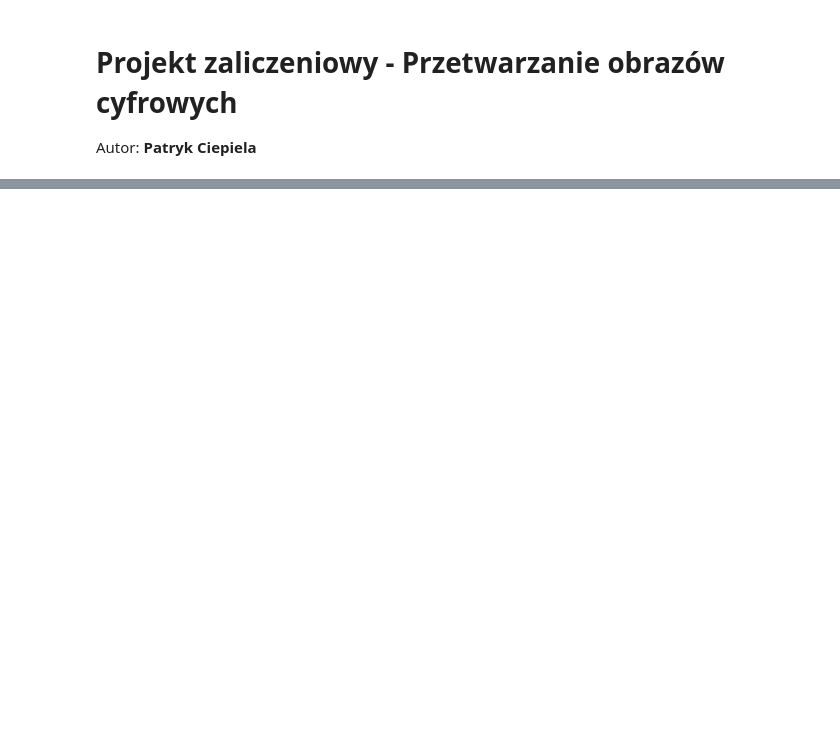
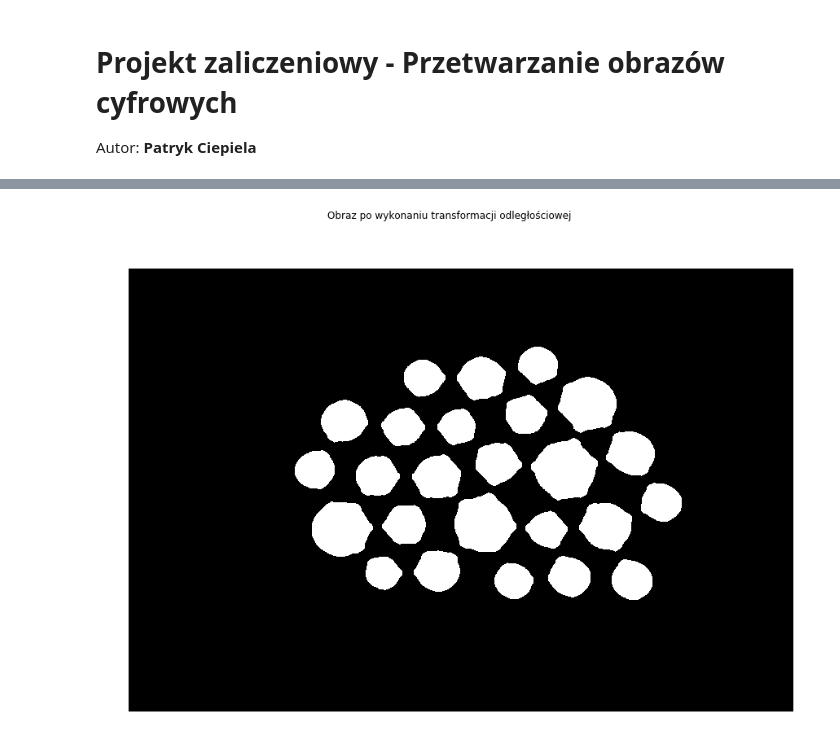
Before and after one commit to Machina123/ImageProcessing, a Jupyter notebook: FinalAssignment/01_assignment.ipynb, the cells around one changed output, grey strips where cells are left out. Saved outputs shown, nothing was run; the diff lists cells and outputs as text; code cells hidden in the pictures; blank space fills up the shorter version.

```diff
--- a/FinalAssignment/01_assignment.ipynb
+++ b/FinalAssignment/01_assignment.ipynb
@@ -103 +105,9 @@ showimg(processedimg, title="Obraz po wykonaniu operacji zamknięcia")
+# %%
+distimg = cv2.distanceTransform(binaryimg, cv2.DIST_L2, 5)
+distimg = np.uint8(distimg)
+_, distimg = cv2.threshold(distimg, thresh=50, maxval=255, type=cv2.THRESH_BINARY)
+distimg = cv2.morphologyEx(distimg, op=cv2.MORPH_DILATE, kernel=morphKernel, iterations=10)
+showimg(distimg, title="Obraz po wykonaniu transformacji odległościowej")
+# %% [output]
+[figure, added]
 # %%
```
Also changed, not shown: parts of 6 cells of this notebook, 1 other file.
